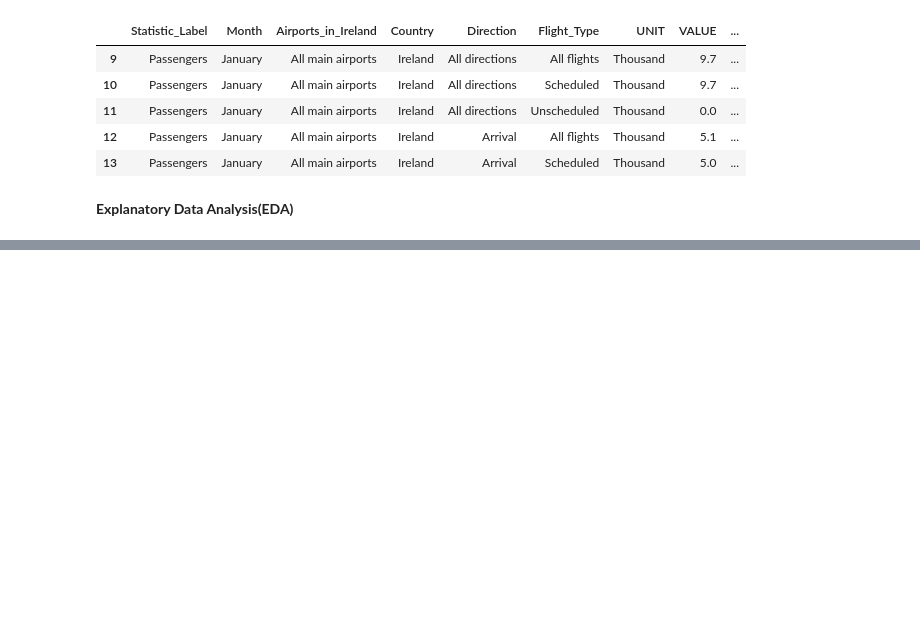
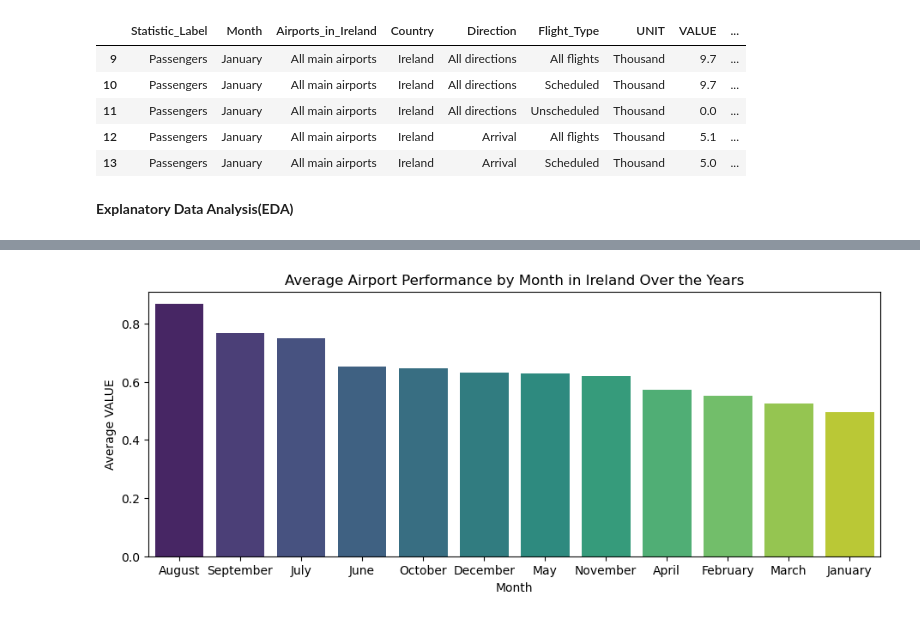
Before and after one commit to Oliveiranac/CA2_MScDataAnalytics, a Jupyter notebook: CA2_AnaOli.ipynb, the cells around one changed output, grey strips where cells are left out. Cells and saved outputs as stored; diff of their text form; code cells hidden in the pictures; blank space fills up the shorter version.

```diff
--- a/CA2_AnaOli.ipynb
+++ b/CA2_AnaOli.ipynb
@@ -142,0 +228,12 @@ df_selected.head()
+# %%
+# Group by Month and calculate the mean 'VALUE' for each month
+monthly_stats = df_ireland.groupby('Month')['VALUE'].mean().sort_values(ascending=False)
+# Create a bar plot for average 'VALUE' by month with months arranged from best to worst
+plt.figure(figsize=(11,4))
+sns.barplot(x=monthly_stats.index, y=monthly_stats.values, order=monthly_stats.index, palette='viridis')
+plt.title('Average Airport Performance by Month in Ireland Over the Years')
+plt.xlabel('Month')
+plt.ylabel('Average VALUE')
+plt.show()
+# %% [output]
+[figure, added]
```
Also changed, not shown: parts of 79 cells of this notebook.
